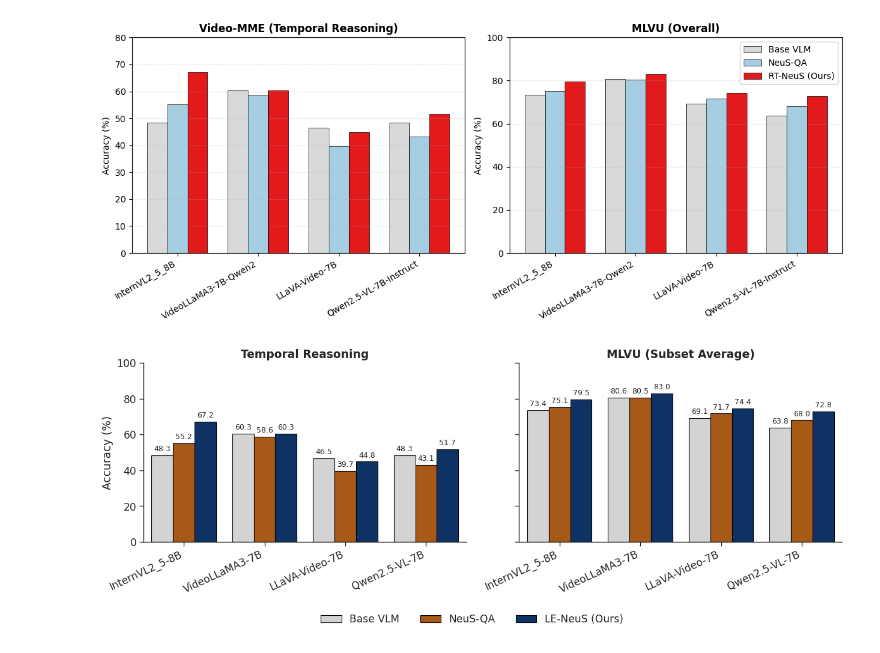
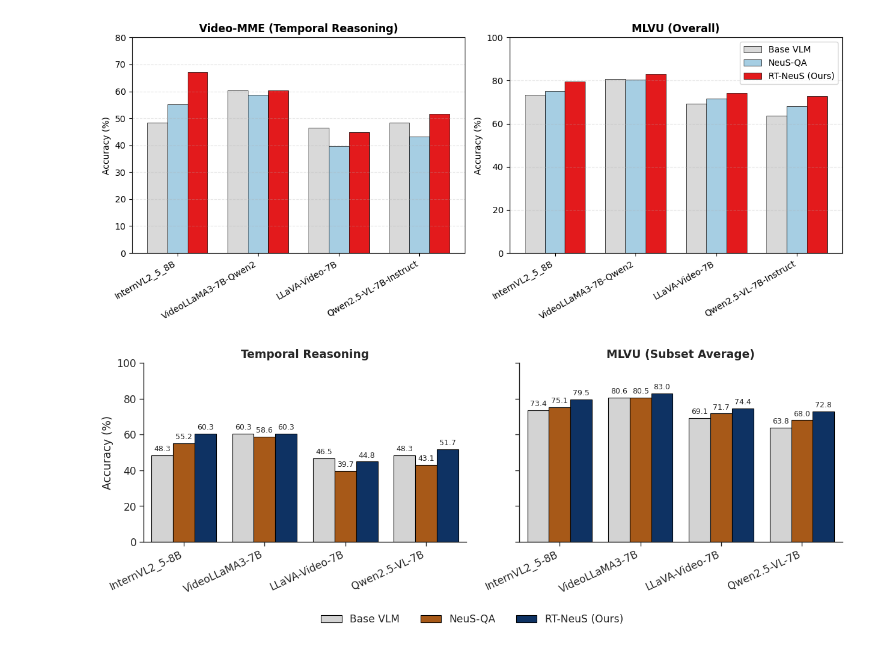
Before and after one commit to shawn-liang27/NeuS-QA, a Jupyter notebook: scripts/process_data.ipynb, the cells around one changed output. Cells and saved outputs as stored; diff of their text form; code cells hidden in the pictures.

```diff
--- a/scripts/process_data.ipynb
+++ b/scripts/process_data.ipynb
@@ -2,7 +2,7 @@
 import pandas as pd
 import ast
 # %%
-df = pd.read_csv("/usr/homes/sgl57/NeuS-VLM/NeuS-QA/experiment_results/nsvs/longvideobench/InternVL2-8B/dynamic_1_experiment_4_accurate_runtime_window_3/metric_data.csv")
+df = pd.read_csv("/usr/homes/sgl57/NeuS/NeuS-QA/experiment_results/nsvs/longvideobench/InternVL2-8B/dynamic_1_experiment_5_accurate_runtime_window_3/metric_data.csv")
 # rt-neus /usr/homes/sgl57/NeuS-VLM/NeuS-QA/experiment_results/nsvs_improved/InternVL2-8B/rt-neus/experiment_6/metric_data.csv
 # naive /usr/homes/sgl57/NeuS-VLM/NeuS-QA/experiment_results/nsvs/longvideobench/InternVL2-8B/dynamic_1_experiment_4_accurate_runtime_window_3/metric_data.csv
 # display(df)
@@ -578,10 +590,10 @@ plt.rcParams['axes.linewidth'] = 0.8  # Thinner axis lines
 
 data = {
     'Model': ['InternVL2_5-8B', 'VideoLLaMA3-7B', 'LLaVA-Video-7B', 'Qwen2.5-VL-7B'] * 3,
-    'Framework': ['Base VLM']*4 + ['NeuS-QA']*4 + ['LE-NeuS (Ours)']*4,
+    'Framework': ['Base VLM']*4 + ['NeuS-QA']*4 + ['RT-NeuS (Ours)']*4,
     'Temporal Reasoning': [48.28, 60.34, 46.55, 48.28,
                            55.17, 58.62, 39.66, 43.10,
-                           67.24, 60.34, 44.83, 51.72],
+                           60.34, 60.34, 44.83, 51.72],
     'MLVU (Subset Average)': [73.38, 80.60, 69.14, 63.77,
                               75.07, 80.45, 71.68, 67.99,
                               79.46, 83.00, 74.38, 72.80]
@@ -625,31 +637,31 @@ for ax in g.axes.flat:
     # Add a slight top margin so bars don't hit the title
     ax.set_ylim(0, 100)
 
     for label in ax.get_xticklabels():
         label.set_rotation(25)
         label.set_horizontalalignment('right')
 
     # Optional: Add values on top of bars for precision
     for container in ax.containers:
         ax.bar_label(container, fmt='%.1f', padding=3, fontsize=9)
 
 # --- FIXING THE LEGEND ---
 # Move the legend outside the plot area, to the top center or bottom
 # bbox_to_anchor controls the position relative to the figure
 sns.move_legend(
     g, "lower center",
     bbox_to_anchor=(0.5, -0.1), # Coordinates (x, y) relative to figure
     ncol=3, # Horizontal legend
     title=None,
     frameon=False
 )
 
 sns.despine()
 # Adjust layout to ensure legend fits
 plt.subplots_adjust(bottom=0.2)
 plt.tight_layout() # This might override subplots_adjust, so use carefully or remove if issues arise
 
 plt.savefig('Video-mme-mvlu-accuracy.pdf', dpi=600, bbox_inches='tight') # bbox_inches='tight' ensures nothing is cut off
 plt.show()
 # %% [output]
-[figure, old version]
+[figure, new version]
```
Also changed, not shown: parts of 14 cells of this notebook, 18 other files.
